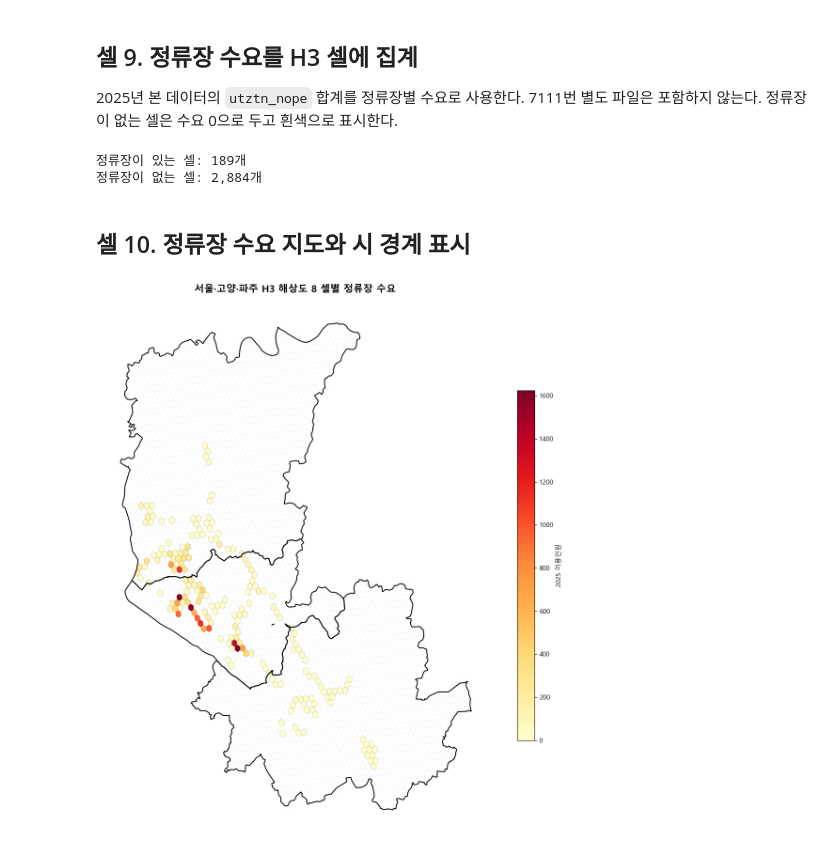
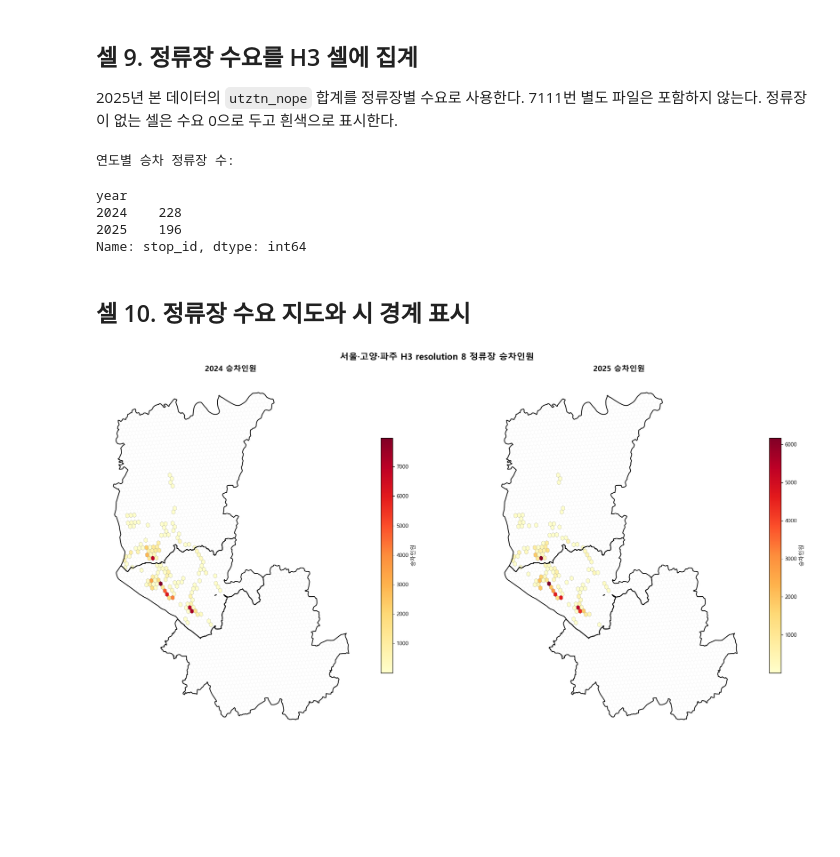
Before and after one commit to keum2666/2026-UROP, a Jupyter notebook: Desktop/Gachon/3-2/UROP/Analysis/02_h3_resolution_selection.ipynb, the cells around one changed output. Drawn from its saved outputs; the diff is of its cells as text; code cells hidden in the pictures; blank space fills up the shorter version.

Commit message:
Update H3 maps to boarding demand

```diff
--- a/Desktop/Gachon/3-2/UROP/Analysis/02_h3_resolution_selection.ipynb
+++ b/Desktop/Gachon/3-2/UROP/Analysis/02_h3_resolution_selection.ipynb
@@ -220,36 +220,61 @@ print(f'행정경계 안 H3 셀 수: {len(cell_gdf):,}개')
 ## 셀 9. 정류장 수요를 H3 셀에 집계
 
 2025년 본 데이터의 `utztn_nope` 합계를 정류장별 수요로 사용한다. 7111번 별도 파일은 포함하지 않는다. 정류장이 없는 셀은 수요 0으로 두고 흰색으로 표시한다.
-# %%
-def stop_demand_from_card(df):
-    stop_id = pd.to_numeric(df.iloc[:, 22], errors='coerce')
-    users = pd.to_numeric(df.iloc[:, 27], errors='coerce').fillna(0)
-    return pd.DataFrame({'stop_id': stop_id, 'demand': users}).dropna(subset=['stop_id']).groupby('stop_id')['demand'].sum()
-
-demand_2025 = stop_demand_from_card(card25)
-stops_2025 = stops[stops['year'] == 2025].drop_duplicates(['stop_id']).copy()
-stops_2025['demand'] = stops_2025['stop_id'].map(demand_2025).fillna(0)
-cell_demand = stops_2025.groupby('h3_8')['demand'].sum()
-cell_gdf['demand'] = cell_gdf['h3_8'].map(cell_demand).fillna(0)
-cell_gdf['has_stop'] = cell_gdf['h3_8'].isin(stops_2025['h3_8'])
-print(f'정류장이 있는 셀: {cell_gdf.has_stop.sum():,}개')
-print(f'정류장이 없는 셀: {(~cell_gdf.has_stop).sum():,}개')
-# %% [output]
-정류장이 있는 셀: 189개
-정류장이 없는 셀: 2,884개
+# %%
+# 승차 정류장만 사용해 연도별 승차인원을 계산한다.
+def boarding_observations(df, year):
+    out = df.iloc[:, :13].copy()
+    out.columns = ['query_date', 'route_no', 'route_id', 'stop_id', 'stop_name', 'stop_seq', 'lat', 'lon', 'goff_stop_id', 'goff_stop_name', 'goff_stop_seq', 'goff_lat', 'goff_lon']
+    out = out[['route_no', 'route_id', 'stop_id', 'stop_name', 'lat', 'lon']].copy()
+    out['year'] = year
+    return out
+
+boarding_stops = pd.concat([boarding_observations(card24, 2024), boarding_observations(card25, 2025)], ignore_index=True)
+boarding_stops['stop_id'] = pd.to_numeric(boarding_stops['stop_id'], errors='coerce')
+boarding_stops['lat'] = pd.to_numeric(boarding_stops['lat'], errors='coerce')
+boarding_stops['lon'] = pd.to_numeric(boarding_stops['lon'], errors='coerce')
+boarding_stops = boarding_stops.dropna(subset=['stop_id', 'lat', 'lon']).drop_duplicates(['year', 'route_id', 'stop_id'])
+boarding_stops['h3_8'] = [latlon_to_cell(lat, lon, SELECTED_RESOLUTION) for lat, lon in zip(boarding_stops['lat'], boarding_stops['lon'])]
+
+def boarding_demand(df):
+    stop_id = pd.to_numeric(df.iloc[:, 22], errors='coerce')
+    users = pd.to_numeric(df.iloc[:, 27], errors='coerce').fillna(0)
+    return pd.DataFrame({'stop_id': stop_id, 'boarding_users': users}).dropna(subset=['stop_id']).groupby('stop_id')['boarding_users'].sum()
+
+demand24_boarding = boarding_demand(card24)
+demand25_boarding = boarding_demand(card25)
+boarding_stops['boarding_users'] = boarding_stops.apply(lambda row: (demand24_boarding if row['year'] == 2024 else demand25_boarding).get(row['stop_id'], 0), axis=1)
+print('연도별 승차 정류장 수:')
+display(boarding_stops.groupby('year')['stop_id'].nunique())
+# %% [output]
+연도별 승차 정류장 수:
+year
+2024    228
+2025    196
+Name: stop_id, dtype: int64
 # %% [markdown]
 ## 셀 10. 정류장 수요 지도와 시 경계 표시
 # %%
-fig, ax = plt.subplots(figsize=(12, 12))
-empty_cells = cell_gdf[~cell_gdf['has_stop']]
-active_cells = cell_gdf[cell_gdf['has_stop']]
-empty_cells.plot(ax=ax, facecolor='white', edgecolor='#E6E6E6', linewidth=0.15)
-if len(active_cells):
-    active_cells.plot(ax=ax, column='demand', cmap='YlOrRd', legend=True, edgecolor='#888888', linewidth=0.25, legend_kwds={'label': '2025 이용인원', 'shrink': 0.65})
-city_boundary.boundary.plot(ax=ax, color='black', linewidth=1.4)
-ax.set_title('서울·고양·파주 H3 해상도 8 셀별 정류장 수요', fontsize=15, fontweight='bold')
-ax.set_axis_off()
+def plot_boarding_map(year, ax):
+    year_stops = boarding_stops[boarding_stops['year'] == year]
+    cell_demand = year_stops.groupby('h3_8')['boarding_users'].sum()
+    plot_cells = cell_gdf.copy()
+    plot_cells['boarding_users'] = plot_cells['h3_8'].map(cell_demand).fillna(0)
+    plot_cells['has_boarding_stop'] = plot_cells['h3_8'].isin(year_stops['h3_8'])
+    empty_cells = plot_cells[~plot_cells['has_boarding_stop']]
+    active_cells = plot_cells[plot_cells['has_boarding_stop']]
+    empty_cells.plot(ax=ax, facecolor='white', edgecolor='#E6E6E6', linewidth=0.15)
+    if len(active_cells):
+        active_cells.plot(ax=ax, column='boarding_users', cmap='YlOrRd', legend=True, edgecolor='#888888', linewidth=0.25, legend_kwds={'label': '\uC2B9\uCC28\uC778\uC6D0', 'shrink': 0.65})
+    city_boundary.boundary.plot(ax=ax, color='black', linewidth=1.4)
+    ax.set_title(f'{year} \uC2B9\uCC28\uC778\uC6D0', fontsize=14, fontweight='bold')
+    ax.set_axis_off()
+
+fig, axes = plt.subplots(1, 2, figsize=(20, 10))
+plot_boarding_map(2024, axes[0])
+plot_boarding_map(2025, axes[1])
+fig.suptitle('\uC11C\uC6B8\u00B7\uACE0\uC591\u00B7\uD30C\uC8FC H3 resolution 8 \uC815\uB958\uC7A5 \uC2B9\uCC28\uC778\uC6D0', fontsize=16, fontweight='bold')
 plt.tight_layout()
 plt.show()
 # %% [output]
-[figure, old version]
+[figure, new version]
```
Also changed, not shown: 1 other file.
